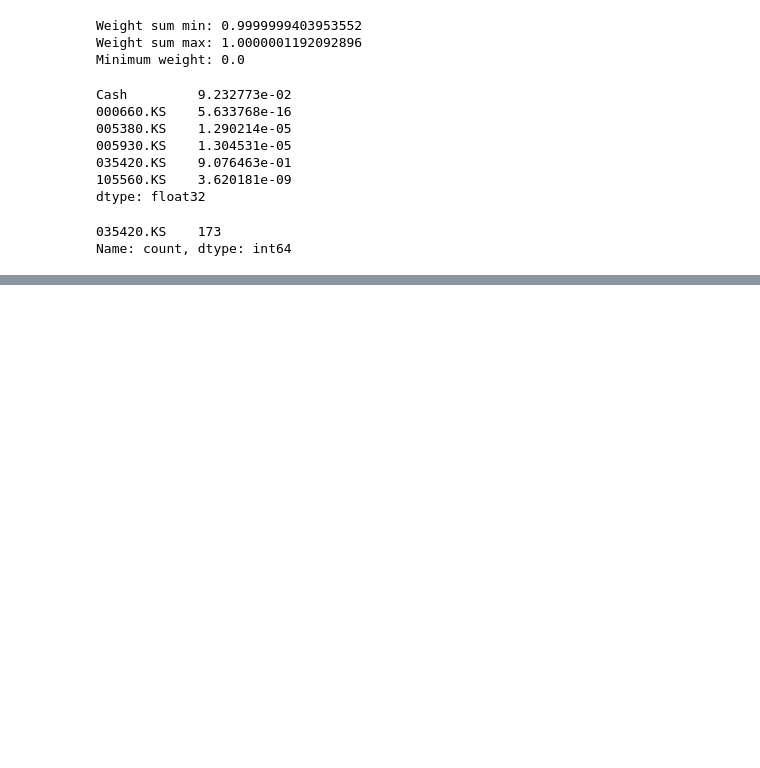
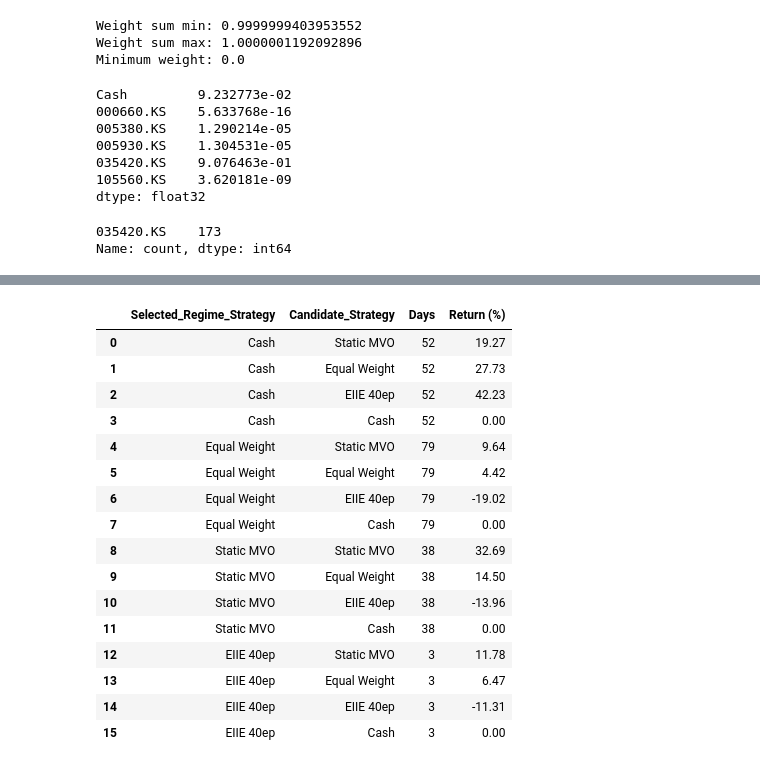
Before and after one commit to jayjoo21/portfolio_optimization, a Jupyter notebook: notebooks/04_regime_aware_strategy.ipynb, the cells around one changed output, grey strips where cells are left out. Saved outputs shown, nothing was run; the diff lists cells and outputs as text; code cells hidden in the pictures; blank space fills up the shorter version.

```diff
--- a/notebooks/04_regime_aware_strategy.ipynb
+++ b/notebooks/04_regime_aware_strategy.ipynb
@@ -1923,0 +2016,11 @@ Name: count, dtype: int64
+# %%
+#selector 날짜 맞추기
+
+selected_strategy_2026 = (
+    market_state_2026[
+        "Selected_Strategy_V1"
+    ]
+    .reindex(
+        candidate_returns_2026.index
+    )
+)
@@ -1923,0 +2361,71 @@ Name: count, dtype: int64
+# %%
+#선택한 전략별로 다른 전략 성과 비교
+
+conditional_results = []
+
+for selected_name in [
+    "Cash",
+    "Equal Weight",
+    "Static MVO",
+    "EIIE 40ep"
+]:
+
+    selected_dates = (
+        selected_strategy_valid[
+            selected_strategy_valid == selected_name
+        ]
+        .index
+    )
+
+    for candidate_name in candidate_returns_2026.columns:
+
+        returns = (
+            candidate_returns_2026
+            .loc[
+                selected_dates,
+                candidate_name
+            ]
+            .dropna()
+        )
+
+        cumulative_return = (
+            (1 + returns).prod() - 1
+        ) * 100
+
+        conditional_results.append({
+            "Selected_Regime_Strategy":
+                selected_name,
+
+            "Candidate_Strategy":
+                candidate_name,
+
+            "Days":
+                len(returns),
+
+            "Return (%)":
+                cumulative_return
+        })
+
+conditional_performance = pd.DataFrame(
+    conditional_results
+)
+
+conditional_performance.round(2)
+# %% [output]
+|  | Selected_Regime_Strategy | Candidate_Strategy | Days | Return (%) |
+| 0 | Cash | Static MVO | 52 | 19.27 |
+| 1 | Cash | Equal Weight | 52 | 27.73 |
+| 2 | Cash | EIIE 40ep | 52 | 42.23 |
+| 3 | Cash | Cash | 52 | 0.00 |
+| 4 | Equal Weight | Static MVO | 79 | 9.64 |
+| 5 | Equal Weight | Equal Weight | 79 | 4.42 |
+| 6 | Equal Weight | EIIE 40ep | 79 | -19.02 |
+| 7 | Equal Weight | Cash | 79 | 0.00 |
+| 8 | Static MVO | Static MVO | 38 | 32.69 |
+| 9 | Static MVO | Equal Weight | 38 | 14.50 |
+| 10 | Static MVO | EIIE 40ep | 38 | -13.96 |
+| 11 | Static MVO | Cash | 38 | 0.00 |
+| 12 | EIIE 40ep | Static MVO | 3 | 11.78 |
+| 13 | EIIE 40ep | Equal Weight | 3 | 6.47 |
+| 14 | EIIE 40ep | EIIE 40ep | 3 | -11.31 |
+| 15 | EIIE 40ep | Cash | 3 | 0.00 |
```
Also changed, not shown: parts of 27 cells of this notebook.
